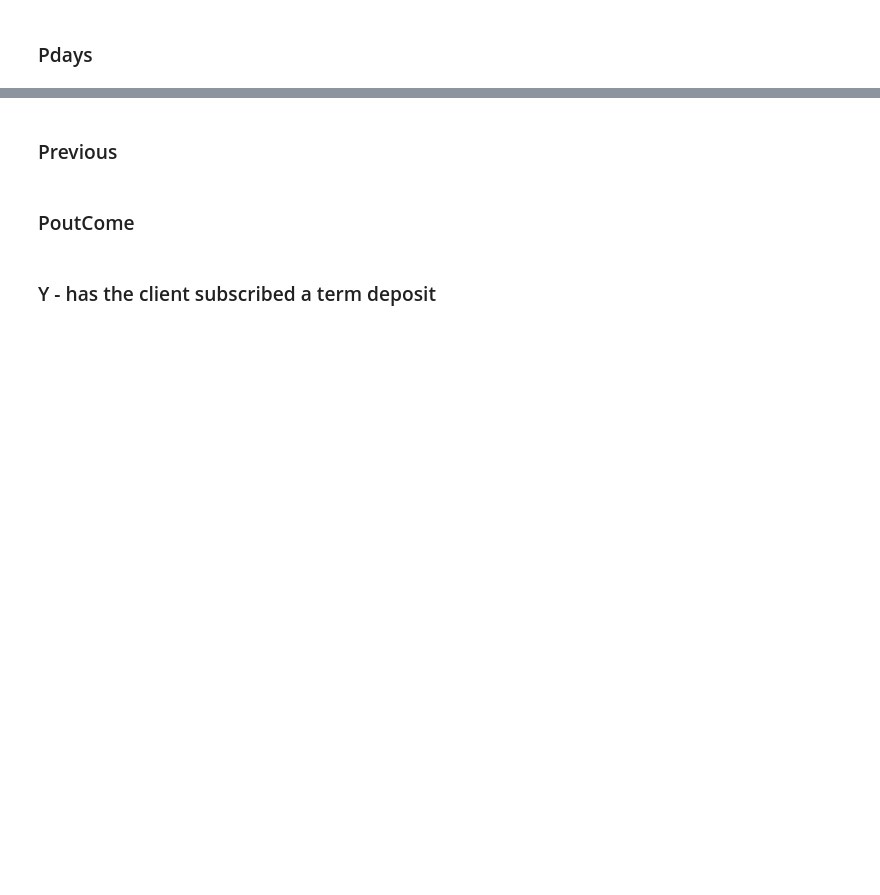
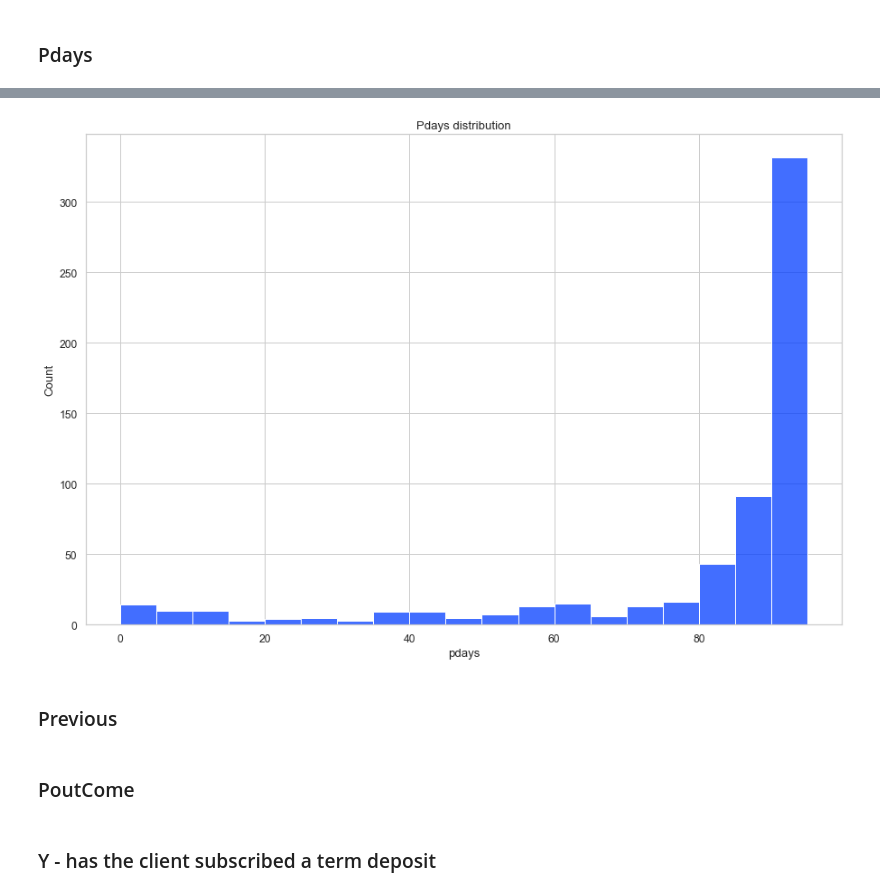
Before and after one commit to a-proenca/ML, a Jupyter notebook: TP.ipynb, the cells around one changed output, grey strips where cells are left out. Cells and saved outputs as stored; diff of their text form; code cells hidden in the pictures; blank space fills up the shorter version.

```diff
--- a/TP.ipynb
+++ b/TP.ipynb
@@ -27,7 +32,7 @@ def numericAnalysis(columnName, dataframe):
     print("Percentils (25, 50, 75):\t", item.quantile([0, 0.25, 0.5, 0.75, 1]));
 # %%
 def plotBarChart(dataset, columnName):
-    sea.set(style='whitegrid', palette="bright", font_scale=1.1, rc={"figure.figsize": [8, 5]})
+    sea.set(style='whitegrid', palette="bright", font_scale=1.1, rc={"figure.figsize": [15, 10]})
     sea.histplot(x=columnName, data=dataset, bins=np.arange(0, 100, 5))
     plt.title(string.capwords(columnName) + " " + "distribution")
 # %%
@@ -80,6 +85,9 @@ fullDataset.y.value_counts()
 # %% [markdown]
 ### Resampling Imbalanced Dataset
 # %%
+X = fullDataset.drop('y',axis=1)
+Y = fullDataset['y']
+
 rus = RandomUnderSampler(sampling_strategy='majority', random_state=1)
 xData, yData = rus.fit_resample(X, Y)
 
@@ -275,3 +367,3 @@ numericAnalysis("pDays", dataset)
 # %%
-maritalCounts = dataset["pDays"].value_counts()
+maritalCounts = dataset["pdays"].value_counts()
 maritalCounts
@@ -281,4 +399,6 @@ maritalCountsPercentage
 # %%
-plotBarChart(dataset, "pDays")
+plotBarChart(dataset, "pdays")
 
-plotPieChart(maritalCounts.tolist(), maritalCounts.keys(), "pDays")
+plotPieChart(maritalCounts.tolist(), maritalCounts.keys(), "pdays")
+# %% [output]
+[figure, added]
```
Also changed, not shown: parts of 74 cells of this notebook.
